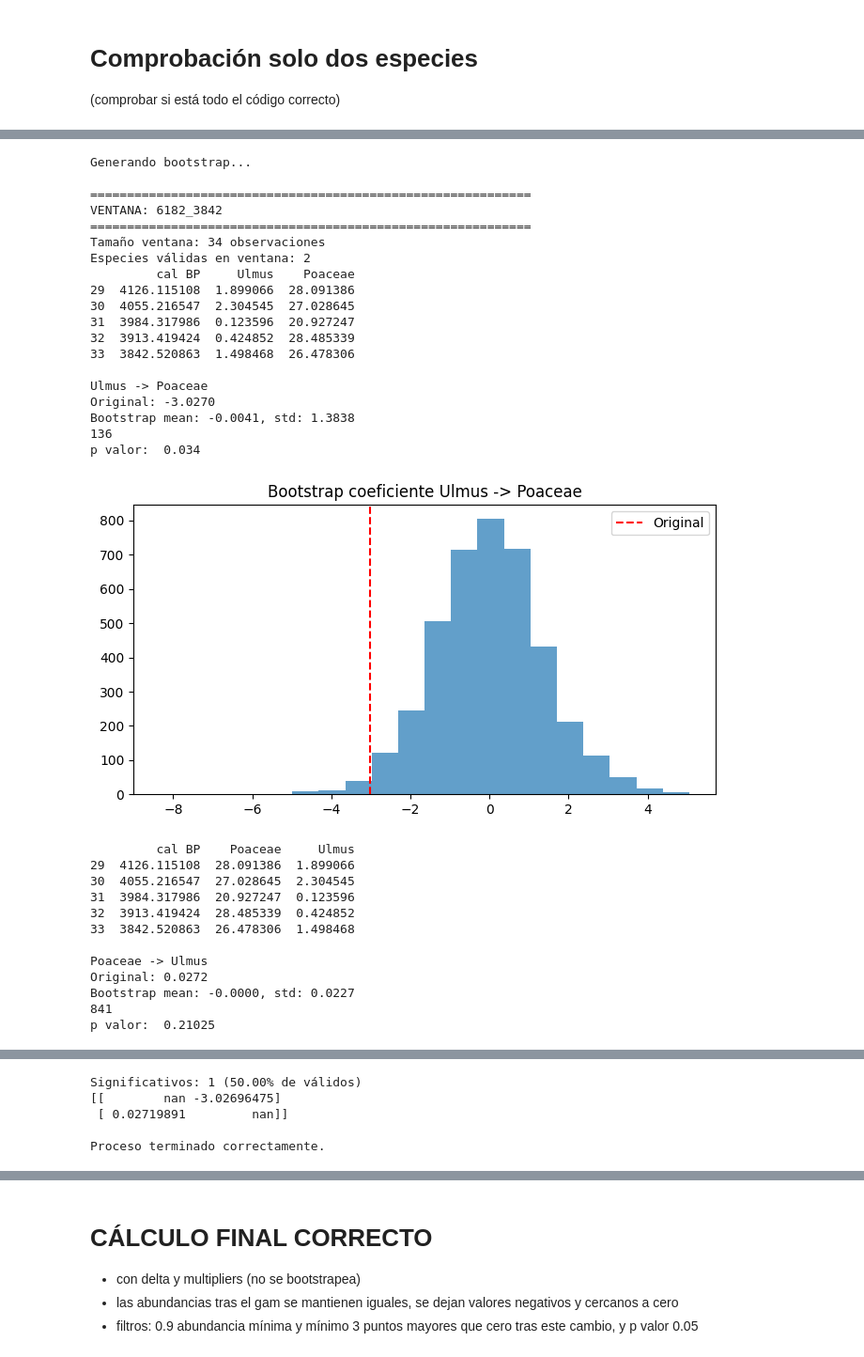
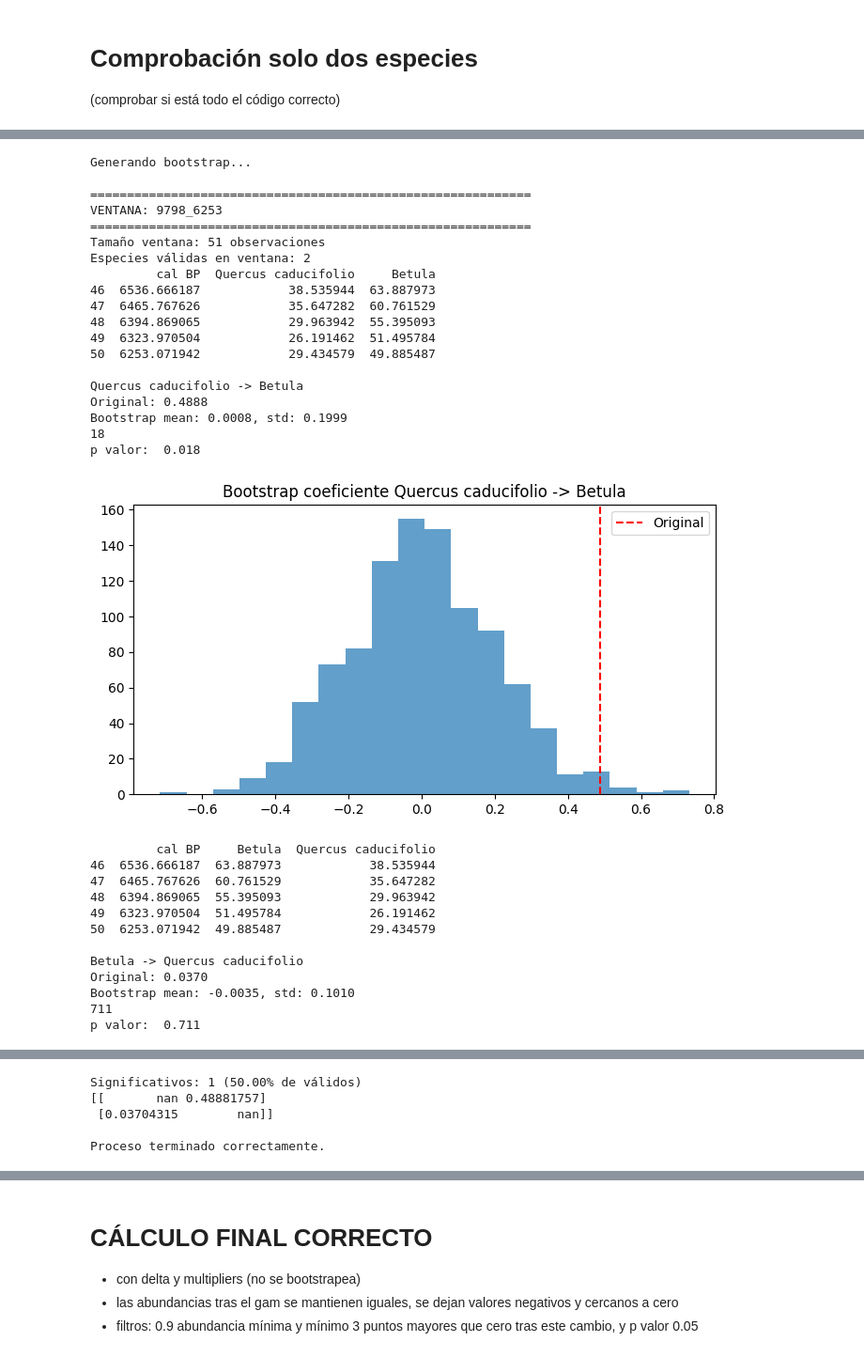
Before and after one commit to anacanoherranz/TFM, a Jupyter notebook: redes/otra_pruebita.ipynb, the cells around one changed output, grey strips where cells are left out. Shown at 94% size. Drawn from its saved outputs; the diff is of its cells as text; code cells hidden in the pictures.

```diff
--- a/redes/otra_pruebita.ipynb
+++ b/redes/otra_pruebita.ipynb
@@ -87,8 +327,8 @@ for i,r in enumerate(df_causality.index):
 
 sp_1="Pinus"
 sp_2="Betula"
-sp_1=''
-sp_2='Poaceae'
+sp_1='Quercus caducifolio'
+
 
 import numpy as np
 import pandas as pd
@@ -103,15 +343,15 @@ warnings.filterwarnings("ignore")
 # CONFIGURACIÓN
 # =====================================================
 
-N_BOOTSTRAP = 4000
+N_BOOTSTRAP = 1000
 MIN_PRESENCIA = 2.5
 ALPHA = 0.05
 MIN_VAR = 1e-10
 ABUNDANCIA_MINIMA = 0.9
 
 WINDOWS = {
-    #"9798_6253": (9798, 6253),
-    "6182_3842": (6253, 3842)
+    "9798_6253": (9798, 6253),
+    #"6182_3842": (6253, 3842)
     #"3771_-57": (3771, -57)
 }
 
@@ -468,32 +708,32 @@ print("\nProceso terminado correctamente.")
 Generando bootstrap...
 
 ============================================================
-VENTANA: 6182_3842
+VENTANA: 9798_6253
 ============================================================
-Tamaño ventana: 34 observaciones
+Tamaño ventana: 51 observaciones
 Especies válidas en ventana: 2
-         cal BP     Ulmus    Poaceae
-29  4126.115108  1.899066  28.091386
-30  4055.216547  2.304545  27.028645
-31  3984.317986  0.123596  20.927247
-32  3913.419424  0.424852  28.485339
-33  3842.520863  1.498468  26.478306
+         cal BP  Quercus caducifolio     Betula
+46  6536.666187            38.535944  63.887973
+47  6465.767626            35.647282  60.761529
+48  6394.869065            29.963942  55.395093
+49  6323.970504            26.191462  51.495784
+50  6253.071942            29.434579  49.885487
 
-Ulmus -> Poaceae
-Original: -3.0270
-Bootstrap mean: -0.0041, std: 1.3838
-136
-p valor:  0.034
+Quercus caducifolio -> Betula
+Original: 0.4888
+Bootstrap mean: 0.0008, std: 0.1999
+18
+p valor:  0.018
-[figure, old version]
+[figure, new version]
-         cal BP    Poaceae     Ulmus
-29  4126.115108  28.091386  1.899066
-30  4055.216547  27.028645  2.304545
-31  3984.317986  20.927247  0.123596
-32  3913.419424  28.485339  0.424852
-33  3842.520863  26.478306  1.498468
+         cal BP     Betula  Quercus caducifolio
+46  6536.666187  63.887973            38.535944
+47  6465.767626  60.761529            35.647282
+48  6394.869065  55.395093            29.963942
+49  6323.970504  51.495784            26.191462
+50  6253.071942  49.885487            29.434579
 
-Poaceae -> Ulmus
-Original: 0.0272
-Bootstrap mean: -0.0000, std: 0.0227
-841
-p valor:  0.21025
+Betula -> Quercus caducifolio
+Original: 0.0370
+Bootstrap mean: -0.0035, std: 0.1010
+711
+p valor:  0.711
@@ -501,5 +741,5 @@ p valor:  0.21025
 Significativos: 1 (50.00% de válidos)
-[[        nan -3.02696475]
- [ 0.02719891         nan]]
+[[       nan 0.48881757]
+ [0.03704315        nan]]
 
 Proceso terminado correctamente.
```
Also changed, not shown: parts of 18 cells of this notebook, 24 other files.
